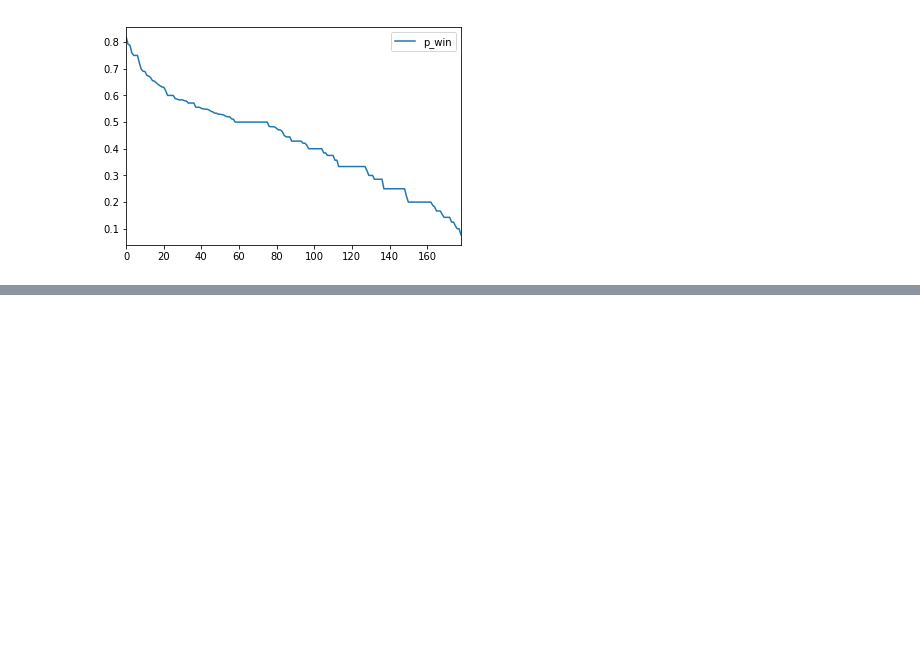
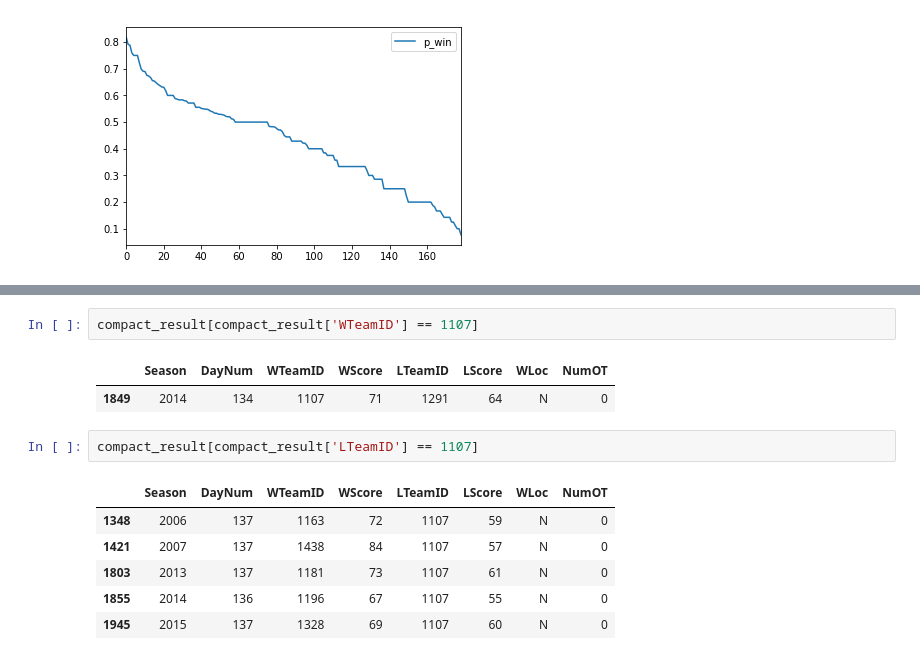
Before and after one commit to mike-fang/NCAA_ML, a Jupyter notebook: Test.ipynb, the cells around one changed output, grey strips where cells are left out. Drawn from its saved outputs; the diff is of its cells as text; blank space fills up the shorter version.

```diff
--- a/Test.ipynb
+++ b/Test.ipynb
@@ -79,0 +86,14 @@ named.reset_index().plot(y='p_win', use_index=True)
+# %%
+compact_result[compact_result['WTeamID'] == 1107]
+# %% [output]
+|  | Season | DayNum | WTeamID | WScore | LTeamID | LScore | WLoc | NumOT |
+| 1849 | 2014 | 134 | 1107 | 71 | 1291 | 64 | N | 0 |
+# %%
+compact_result[compact_result['LTeamID'] == 1107]
+# %% [output]
+|  | Season | DayNum | WTeamID | WScore | LTeamID | LScore | WLoc | NumOT |
+| 1348 | 2006 | 137 | 1163 | 72 | 1107 | 59 | N | 0 |
+| 1421 | 2007 | 137 | 1438 | 84 | 1107 | 57 | N | 0 |
+| 1803 | 2013 | 137 | 1181 | 73 | 1107 | 61 | N | 0 |
+| 1855 | 2014 | 136 | 1196 | 67 | 1107 | 55 | N | 0 |
+| 1945 | 2015 | 137 | 1328 | 69 | 1107 | 60 | N | 0 |
```
Also changed, not shown: parts of 1 cell of this notebook, 2 other files.
